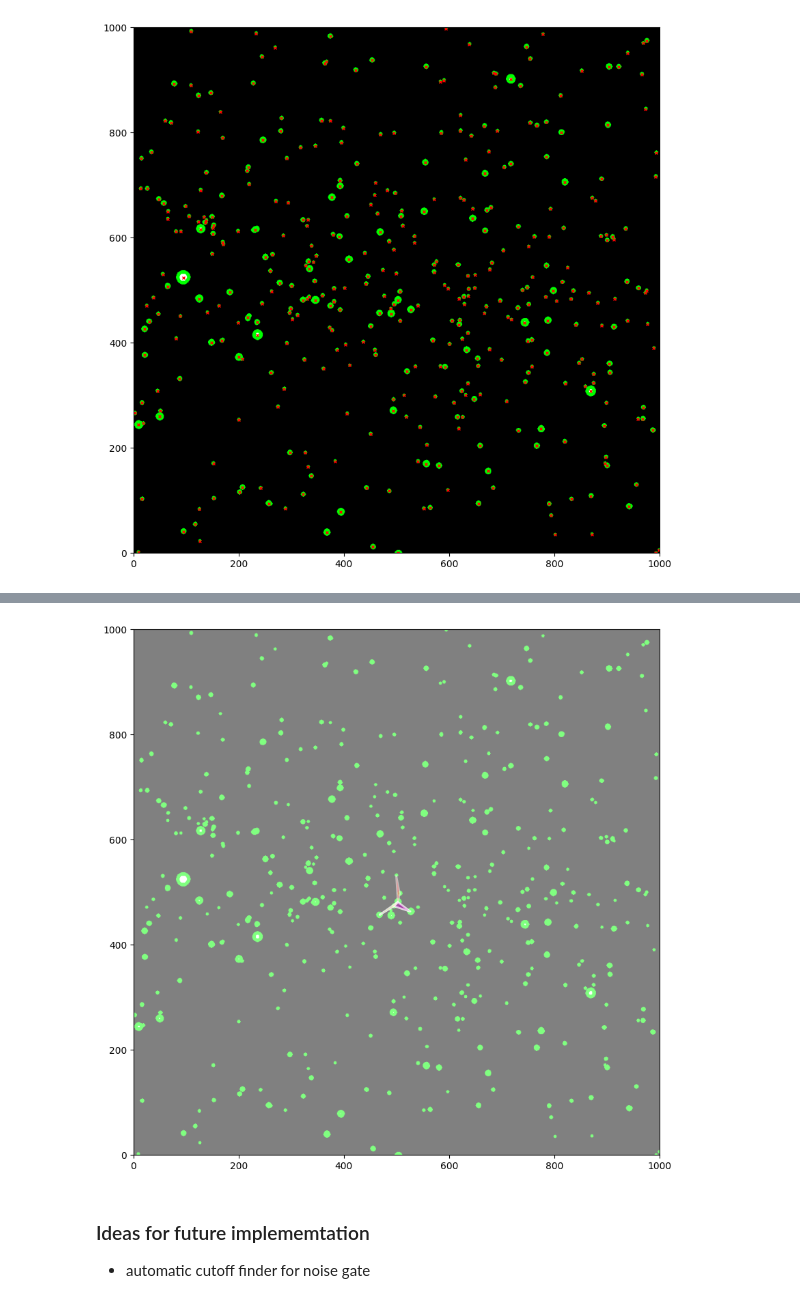
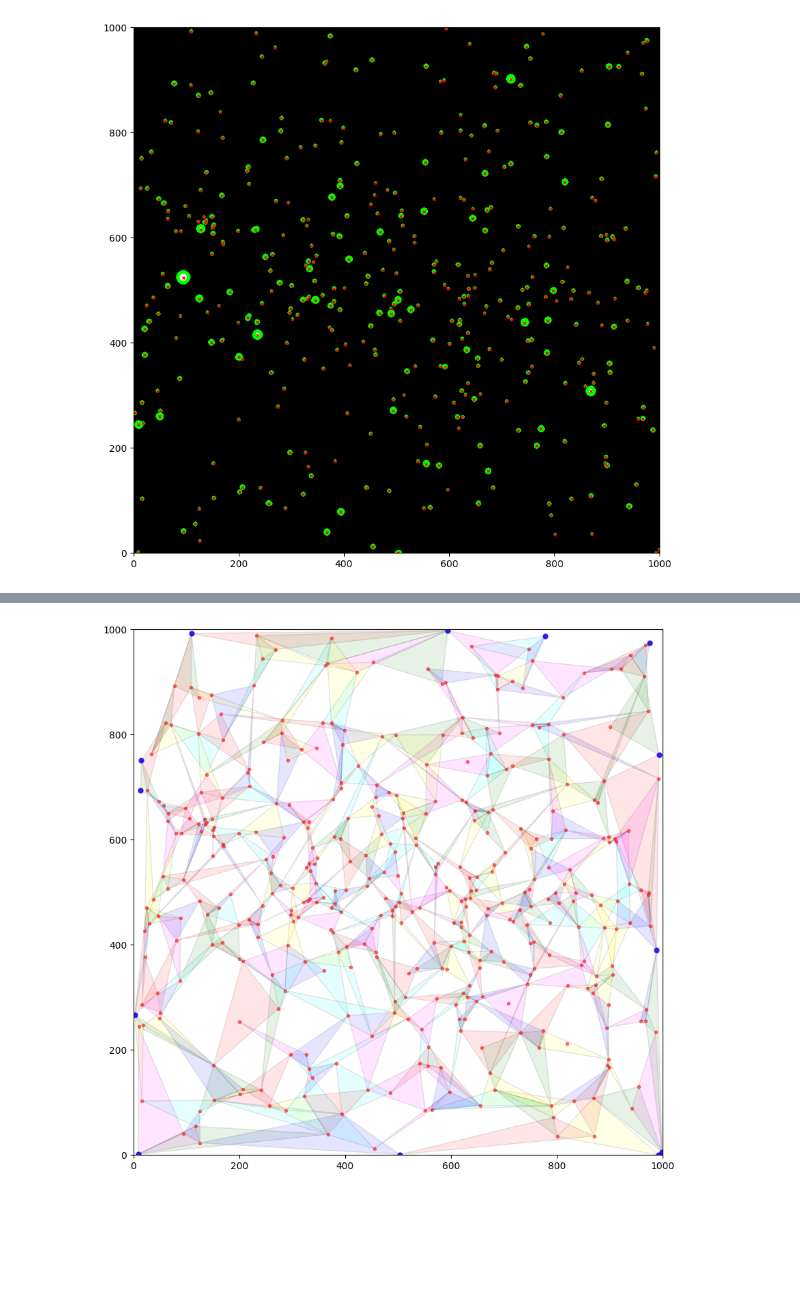
Before and after one commit to emilycardwell/find-my-star, a Jupyter notebook: testing.ipynb, the cells around one changed output, grey strips where cells are left out. Saved outputs shown, nothing was run; the diff lists cells and outputs as text; code cells hidden in the pictures; blank space fills up the shorter version.

```diff
--- a/testing.ipynb
+++ b/testing.ipynb
@@ -300,22 +293,16 @@ n_pts [224, 231, 211, 178, 238, 241]
 # %%
-trixs, triys = zip(*triangles[0])
-fig, ax = plt.subplots(figsize=(10,10))
-ax.imshow(ref_color, alpha=0.5)
-colors = ['red', 'green', 'blue', 'magenta', 'yellow', 'cyan']
-c = 0
-for tri in triangles:
-    ax.add_patch(Polygon(tri, alpha=0.5, edgecolor='white', facecolor=colors[c], linewidth=2))
-    if c < len(colors) - 1:
-        c += 1
-    else:
-        c = 0
-ax = plt.gca()
-ax.set_xlim([0, 1000])
-ax.set_ylim([0, 1000])
-plt.show()
+# trixs, triys = zip(*triangles[0])
+# fig, ax = plt.subplots(figsize=(10,10))
+# ax.plot(ref_cent_x, ref_cent_y, 'or', markersize=1, alpha=0.5)
+# colors = ['red', 'green', 'blue', 'magenta', 'yellow', 'cyan']
+# c = 0
+# for tri in triangles:
+#     ax.add_patch(Polygon(tri, alpha=0.5, edgecolor='black', facecolor=colors[c], linewidth=2))
+#     if c < len(colors) - 1:
+#         c += 1
+#     else:
+#         c = 0
+# ax = plt.gca()
+# ax.set_xlim([0, 1000])
+# ax.set_ylim([0, 1000])
+# plt.show()
-# %% [output]
-[figure, removed]
-# %% [markdown]
-### Ideas for future implememtation
-
-- automatic cutoff finder for noise gate
@@ -321,0 +388,38 @@ plt.show()
+# %%
+centroids = list(zip(ref_cent_x, ref_cent_y))
+star_tree = KDTree(centroids, )
+
+triangles = []
+central_stars = []
+loners = []
+for star in centroids:
+    _, center_idx = star_tree.query(star, k=1)
+    center_star = centroids[center_idx]
+
+    _, central_idxs = star_tree.query(star, k=70)
+    outer_stars = [centroids[i] for i in central_idxs[1:]]
+
+    emcomp_tri = check_areas(center_star, outer_stars)
+    if emcomp_tri:
+        triangles.append(emcomp_tri)
+        central_stars.append(star)
+    else:
+        loners.append(star)
+# %%
+fig, ax = plt.subplots(figsize=(10,10))
+ax.plot(ref_cent_x, ref_cent_y, 'or', markersize=3, alpha=0.5)
+ax.plot([x[0] for x in loners], [x[1] for x in loners], 'ob', markersize=5, alpha=0.75)
+colors = ['red', 'green', 'blue', 'magenta', 'yellow', 'cyan']
+c = 0
+for tri in triangles:
+    ax.add_patch(Polygon(tri, alpha=0.1, edgecolor='black', facecolor=colors[c], linewidth=1))
+    if c < len(colors) - 1:
+        c += 1
+    else:
+        c = 0
+ax = plt.gca()
+ax.set_xlim([0, 1000])
+ax.set_ylim([0, 1000])
+plt.show()
+# %% [output]
+[figure, added]
```
Also changed, not shown: parts of 26 cells of this notebook, 3 other files.
